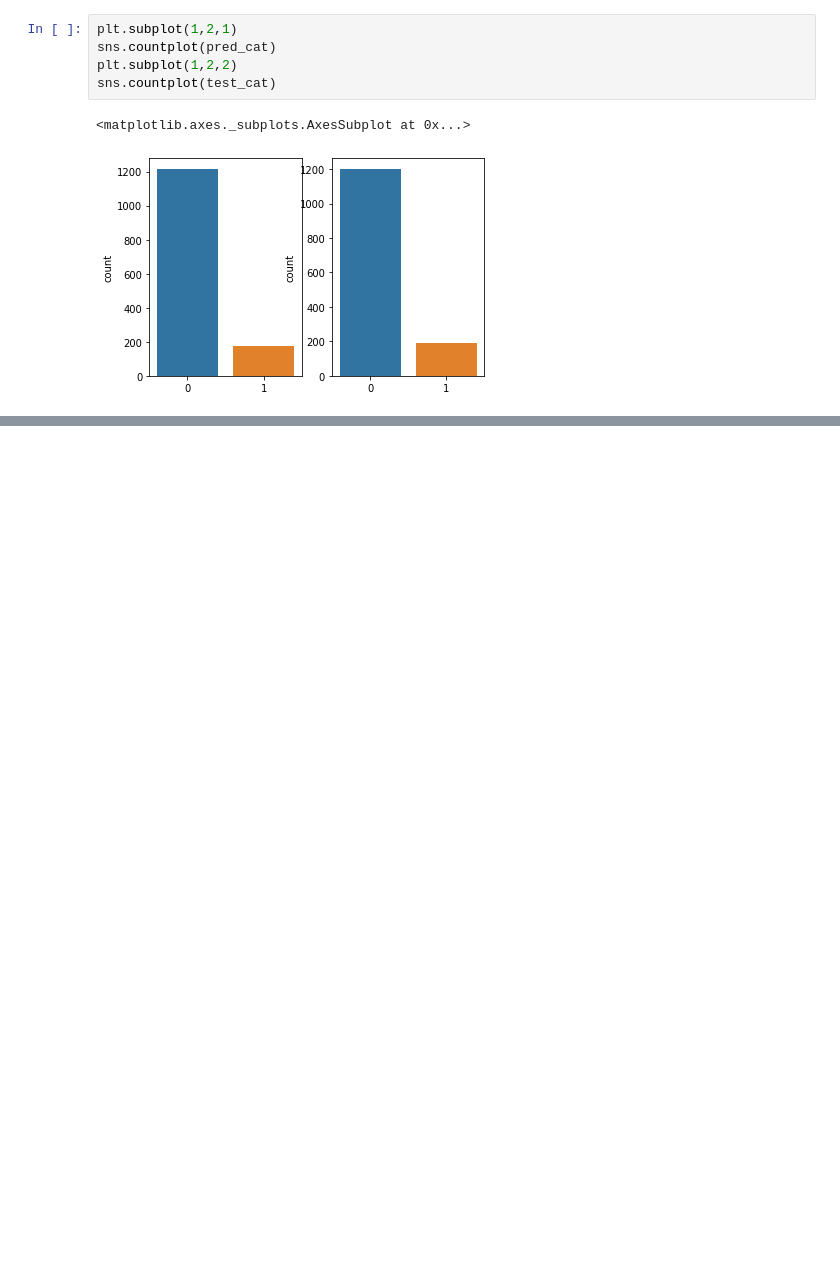
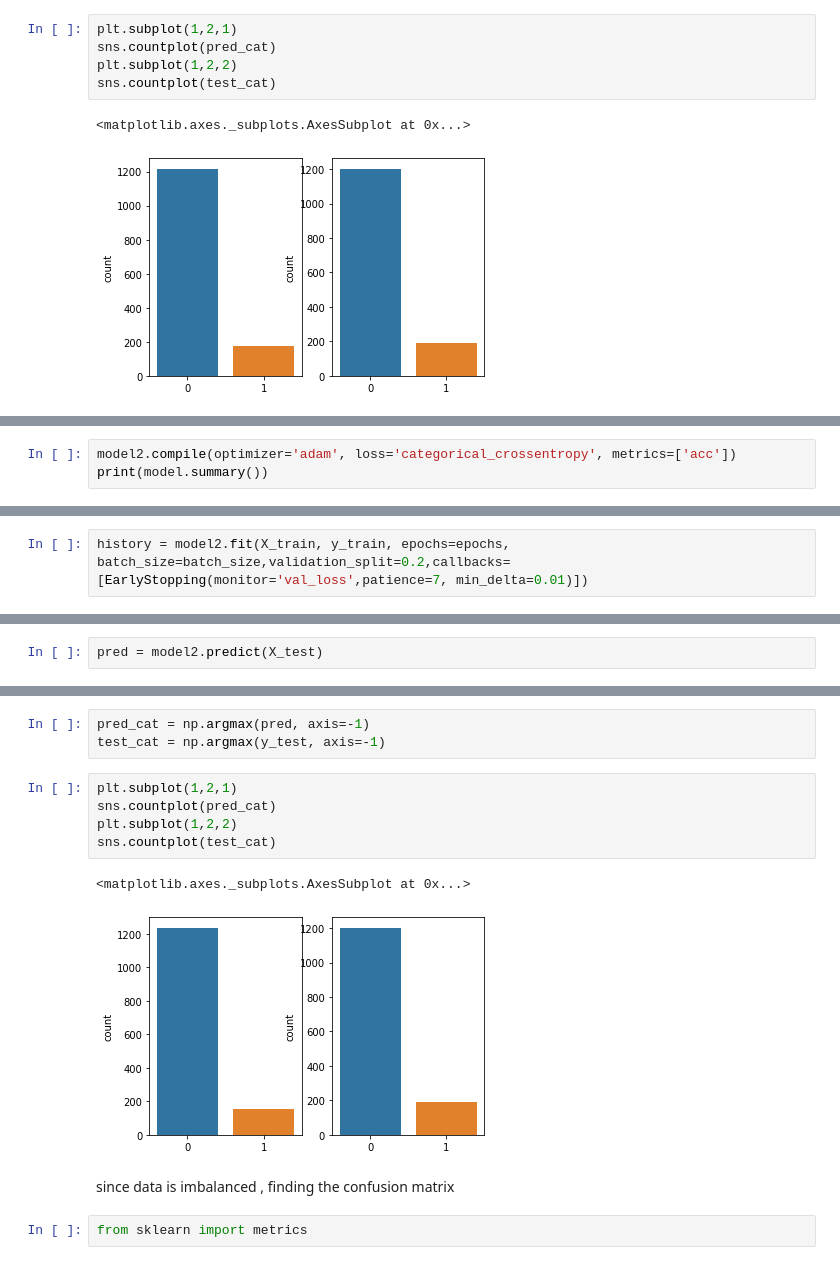
Before and after one commit to AbhijithPRanjith007/Assignmnt_nltk_, a Jupyter notebook: spam_email_classifier.ipynb, the cells around one changed output, grey strips where cells are left out. Drawn from its saved outputs; the diff is of its cells as text; blank space fills up the shorter version.

```diff
--- a/spam_email_classifier.ipynb
+++ b/spam_email_classifier.ipynb
@@ -240,0 +284,3 @@ sns.countplot(test_cat)
+# %%
+model2.compile(optimizer='adam', loss='categorical_crossentropy', metrics=['acc'])
+print(model.summary())
@@ -240,0 +309,2 @@ sns.countplot(test_cat)
+# %%
+history = model2.fit(X_train, y_train, epochs=epochs, batch_size=batch_size,validation_split=0.2,callbacks=[EarlyStopping(monitor='val_loss',patience=7, min_delta=0.01)])
@@ -240,0 +337,2 @@ sns.countplot(test_cat)
+# %%
+pred = model2.predict(X_test)
@@ -240,0 +341,15 @@ sns.countplot(test_cat)
+# %%
+pred_cat = np.argmax(pred, axis=-1)
+test_cat = np.argmax(y_test, axis=-1)
+# %%
+plt.subplot(1,2,1)
+sns.countplot(pred_cat)
+plt.subplot(1,2,2)
+sns.countplot(test_cat)
+# %% [output]
+<matplotlib.axes._subplots.AxesSubplot at 0x...>
+[figure, added]
+# %% [markdown]
+since data is imbalanced , finding the confusion matrix
+# %%
+from sklearn import metrics
```
Also changed, not shown: parts of 18 cells of this notebook.
